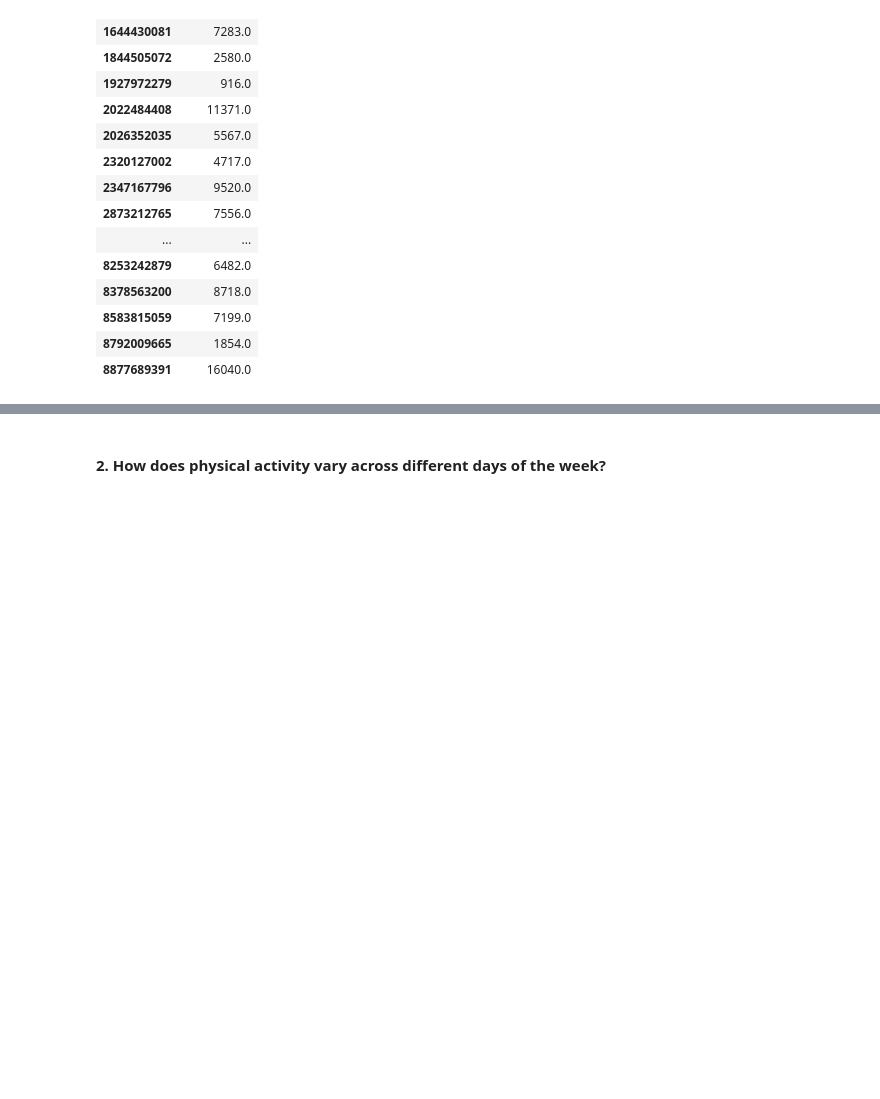
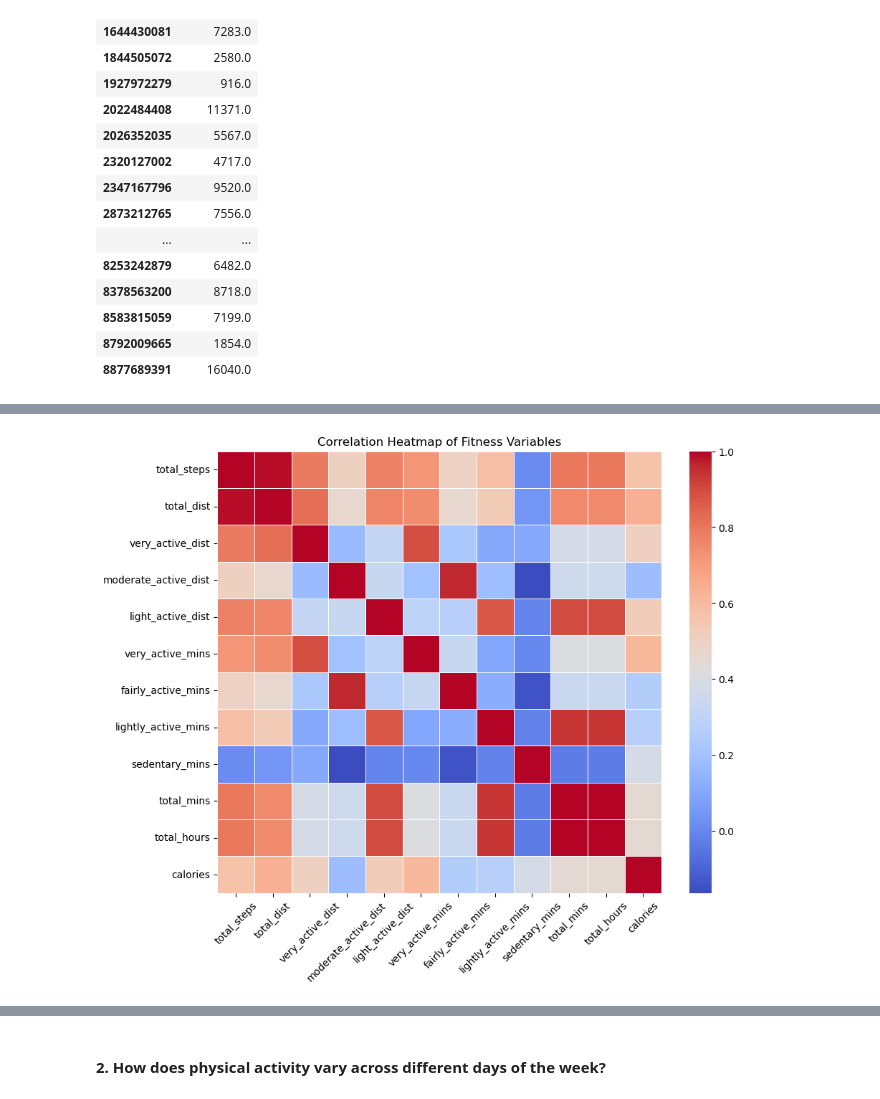
Before and after one commit to Enimien/project_1_healthcare, a Jupyter notebook: Fitbit-Final_Yao.ipynb, the cells around one changed output, grey strips where cells are left out. Cells and saved outputs as stored; diff of their text form; code cells hidden in the pictures; blank space fills up the shorter version.

```diff
--- a/Fitbit-Final_Yao.ipynb
+++ b/Fitbit-Final_Yao.ipynb
@@ -348,3 +349,11 @@ df_activity.head(5)
 | 2 | 1503960366 | 2016-04-14 | Thursday | 10460 | 6.74 | 6.74 | 0.0 | 2.44 | ... |
 | 3 | 1503960366 | 2016-04-15 | Friday | 9762 | 6.28 | 6.28 | 0.0 | 2.14 | ... |
 | 4 | 1503960366 | 2016-04-16 | Saturday | 12669 | 8.16 | 8.16 | 0.0 | 2.71 | ... |
+# %%
+# Sum the total active minutes and add it to the df_activity dataframe in a new column.
+df_activity['total_mins'] = (df_activity['very_active_mins'] +
+                                             df_activity['fairly_active_mins'] +
+                                             df_activity['lightly_active_mins'])
+
+
+df_activity
@@ -350,0 +374,5 @@ df_activity.head(5)
+# %%
+# Convert active time to hours.
+df_activity["total_hours"] = round(df_activity["total_mins"] / 60, 2 )
+
+df_activity
@@ -382,3 +446,10 @@ avg_daily_count.sort_values('id')
 | 8583815059 | 7199.0 |
 | 8792009665 | 1854.0 |
 | 8877689391 | 16040.0 |
+# %%
+# Create a correlation table for the various variables.
+agg_user_data = df_activity[["id", "total_steps", "total_dist", "very_active_dist", "moderate_active_dist", "light_active_dist", "very_active_mins", "fairly_active_mins", "lightly_active_mins", "sedentary_mins", "total_mins", "total_hours", "calories"]]
+user_data = agg_user_data.groupby("id").sum()
+
+correlation = user_data.corr()
+correlation
@@ -384,0 +470,10 @@ avg_daily_count.sort_values('id')
+# %%
+# Generate a correlation matrix from the table.
+correlation_matrix = correlation
+plt.figure(figsize=(10, 8))
+sns.heatmap(correlation_matrix, cmap='coolwarm', linewidths=0.5)
+plt.title("Correlation Heatmap of Fitness Variables")
+plt.xticks(rotation=45)
+plt.show()
+# %% [output]
+[figure, added]
```
Also changed, not shown: parts of 17 cells of this notebook.
